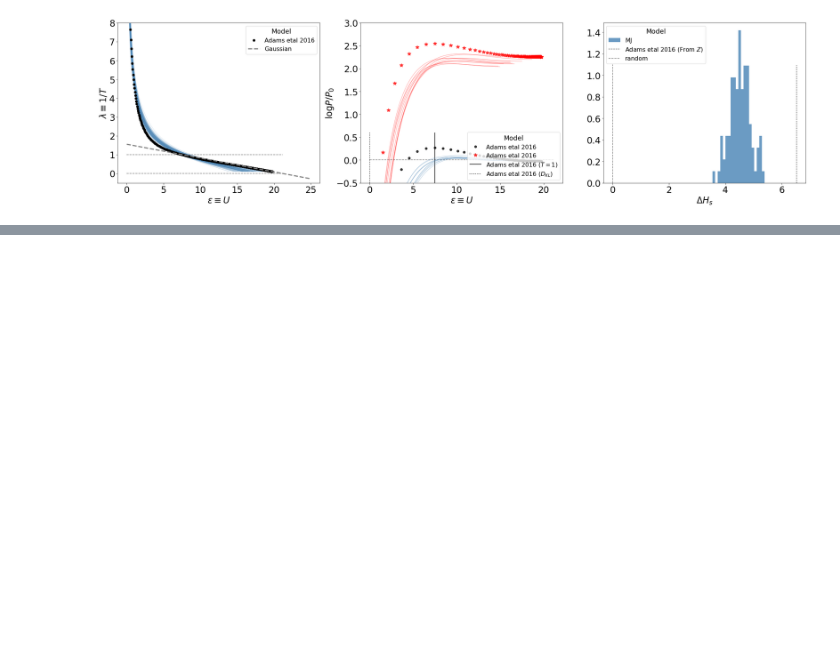
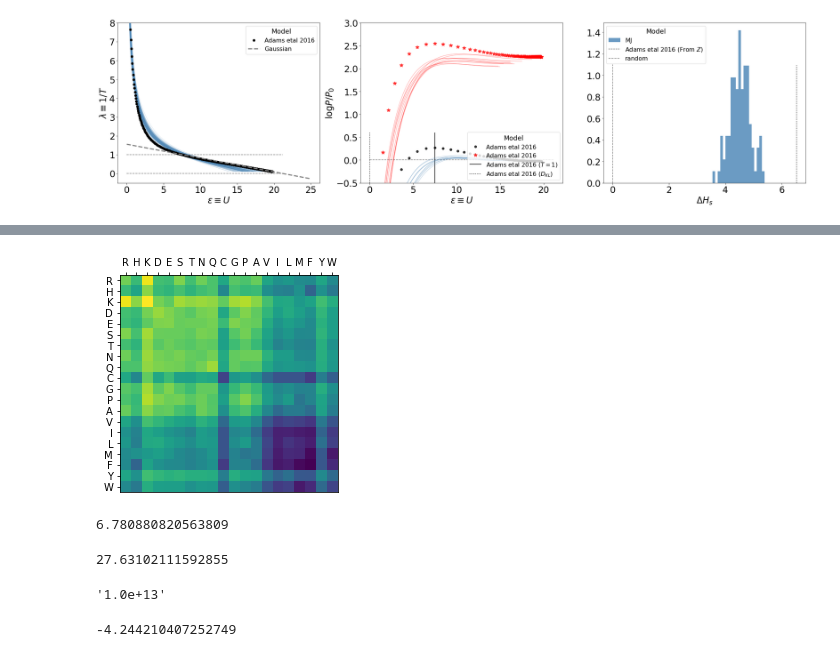
Before and after one commit to rmorantovar/Immune_System, a Jupyter notebook: Jupyter_Notebooks/6_Data.ipynb, the cells around one changed output, grey strips where cells are left out. Saved outputs shown, nothing was run; the diff lists cells and outputs as text; code cells hidden in the pictures; blank space fills up the shorter version.

```diff
--- a/Jupyter_Notebooks/6_Data.ipynb
+++ b/Jupyter_Notebooks/6_Data.ipynb
@@ -403,0 +442,35 @@ print(np.sum(KL_D*dU)/np.log(2))
+# %%
+alphabet_data_Collesano = np.array(['R','H','K','D','E','S','T', 'N', 'Q', 'C','G', 'P','A','V','I','L', 'M', 'F','Y','W'])
+# %%
+MJ_matrix = np.ones_like(M2)
+for l in range(len(Alphabet)):
+    MJ_matrix[l,:] = M2[np.where(Alphabet==alphabet_data_Collesano[l])[0][0],:]
+MJ_temp = np.copy(MJ_matrix)
+for l in range(len(Alphabet)):
+    MJ_matrix[:, l] = MJ_temp[:, np.where(Alphabet==alphabet_data_Collesano[l])[0][0]]
+# %%
+fig, ax = plt.subplots()
+ax.imshow(MJ_matrix.transpose())
+ax.set_xticks(range(20))
+ax.set_xticklabels(alphabet_data_Collesano);
+ax.set_yticks(range(20))
+ax.set_yticklabels(alphabet_data_Collesano);
+ax.xaxis.tick_top()
+# %% [output]
+[figure, added]
+# %%
+(np.log(6.02) + 11*np.log(10))/4
+# %% [output]
+6.780880820563809
+# %%
+12*np.log(10)
+# %% [output]
+27.63102111592855
+# %%
+'%.1e'%20**10
+# %% [output]
+'1.0e+13'
+# %%
+np.log((1e8/N_A)*1e3*60*60*24*1e6)
+# %% [output]
+-4.244210407252749
```
Also changed, not shown: parts of 9 cells of this notebook, 51 other files.
